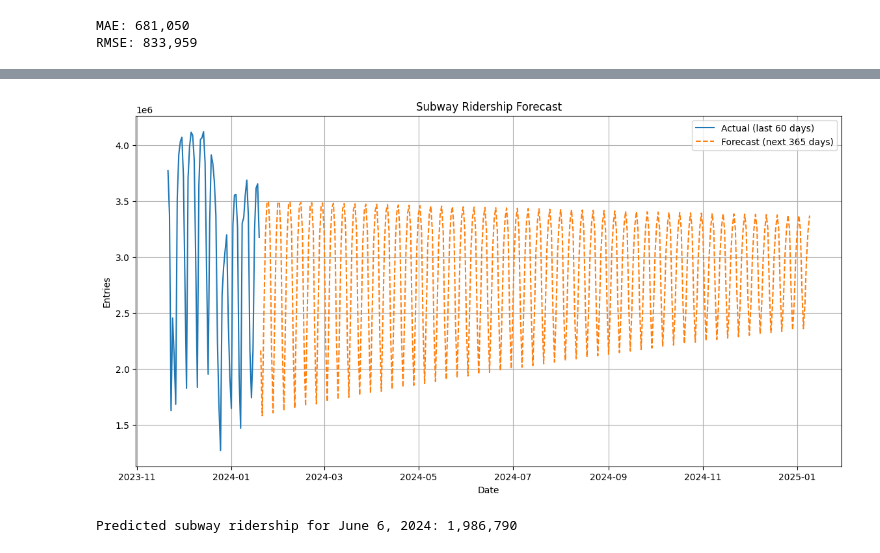
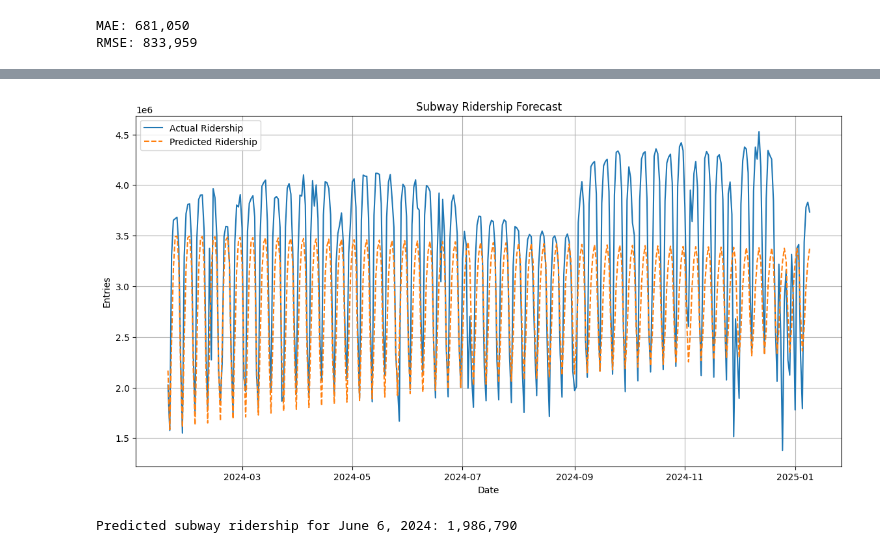
Before and after one commit to abdonkath/MTA_Ridership, a Jupyter notebook: mta.ipynb, the cells around one changed output, grey strips where cells are left out. Drawn from its saved outputs; the diff is of its cells as text; code cells hidden in the pictures.

```diff
--- a/mta.ipynb
+++ b/mta.ipynb
@@ -305,19 +305,19 @@ forecast = model_fit.forecast(steps=len(test))
 # %%
 #Visualize the Forecast
 # Set plot size and style
 plt.figure(figsize=(14, 7))
 
 #Add labels
-plt.plot(train['Subway'][-60:], label='Actual (last 60 days)')
-plt.plot(forecast.index, forecast, label='Forecast (next 365 days)', linestyle='--')
+plt.plot(test['Subway'][:], label='Actual Ridership')
+plt.plot(forecast.index, forecast, label='Predicted Ridership', linestyle='--')
 plt.title("Subway Ridership Forecast")
 plt.xlabel("Date")
 plt.ylabel("Entries")
 plt.legend()
 plt.grid(True)
 plt.show()
 # %% [output]
-[figure, old version]
+[figure, new version]
 # %%
 #Forecasting
 specific_forecast = model_fit.forecast(steps=date_diff)
```
Also changed, not shown: parts of 11 cells of this notebook.
